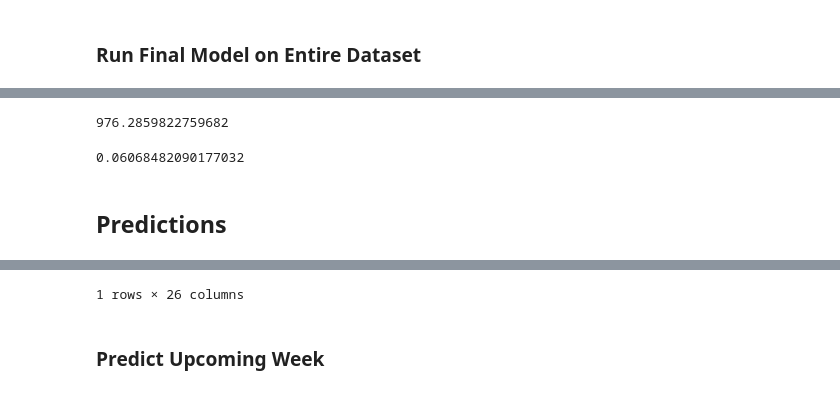
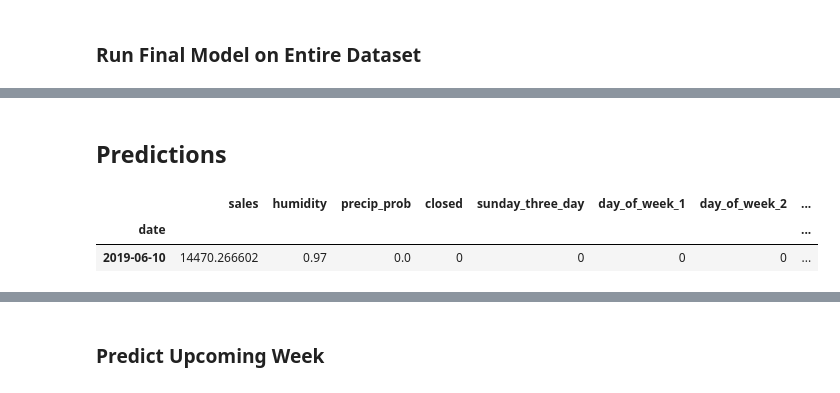
Before and after one commit to maks-p/restaurant_sales_forecasting, a Jupyter notebook: final_model.ipynb, the cells around one changed output, grey strips where cells are left out. Saved outputs shown, nothing was run; the diff lists cells and outputs as text; code cells hidden in the pictures.

```diff
--- a/final_model.ipynb
+++ b/final_model.ipynb
@@ -1026,17 +658,9 @@ eval_df.groupby('day_of_week')['absolute_error'].describe()
-# %%
-eval_df['absolute_error'].sum() / len(eval_df['absolute_error'])
-# %% [output]
-976.2859822759682
-# %%
-eval_df['absolute_error%'].mean()
-# %% [output]
-0.06068482090177032
 # %% [markdown]
 ## Predictions
 # %%
 outside = 0
 
-def predict_one(rgr, current_df, end_date):
+def predict_one(rgr, X_train, y_test, end_date):
 
     date_1 = pd.to_datetime(end_date) + pd.DateOffset(-days_fwd)
     date_2 = end_date
@@ -1044,25 +668,13 @@ def predict_one(rgr, current_df, end_date):
     # Pull Weather Data / Forecast
     weather_df = rest_weather.weather_df(date_1, date_2)
     weather_df['outside'] = outside
-
-    # One Hot Encode Temperature Using Fitted Encoder
-    df, _ = one_hot_temp(weather_df, temp_enc)
-
-    df['closed'] = 0
+    weather_df['covers'] = 1
 
     # Add Sales Data for Sales Trend Engineering
-    current_df = current_df[target]
-    df = pd.merge(df, current_df, on='date', how='left')
+    df = pd.merge(weather_df, y_test, on='date', how='left')
 
     # Add Feature Engineering
-    df = (df.pipe(add_clusters)
-    .pipe(add_weather_features)
-    .pipe(add_cal_features)
-    .pipe(add_dummies)
-    .pipe(add_interactions)
-    .pipe(add_weather_interactions)
-    .pipe(feature_selection)
-    .pipe(target_trend_engineering))
+    df = post_pipe.transform(df)
 
     #df = target_trend_engineering(df)
     df = df.drop([target], axis=1)
@@ -1083,6 +695,9 @@ def predict_one(rgr, current_df, end_date):
 # %%
 predict_date = '2019-06-10'
 
-tonight = predict_one(best_grid_rgr, dfx, predict_date)
-tonight[-1:]
+tonight = predict_one(best_grid_rgr, X_train, y_test, predict_date)
+tonight
 # %% [output]
+|  | sales | humidity | precip_prob | closed | sunday_three_day | day_of_week_1 | day_of_week_2 | ... |
+| date |  |  |  |  |  |  |  | ... |
+| 2019-06-10 | 14470.266602 | 0.97 | 0.0 | 0 | 0 | 0 | 0 | ... |
@@ -1094,4 +705,3 @@ tonight[-1:]
-1 rows × 26 columns
 # %% [markdown]
 ### Predict Upcoming Week
 # %%
```
Also changed, not shown: parts of 118 cells of this notebook.
